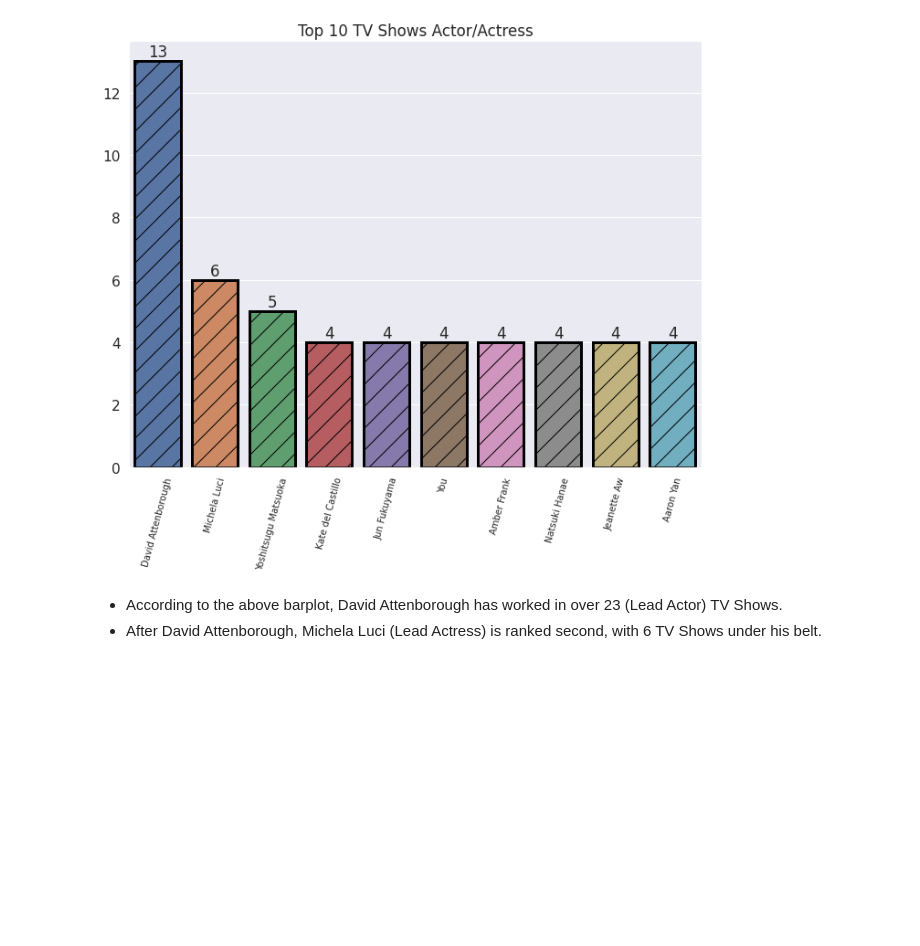
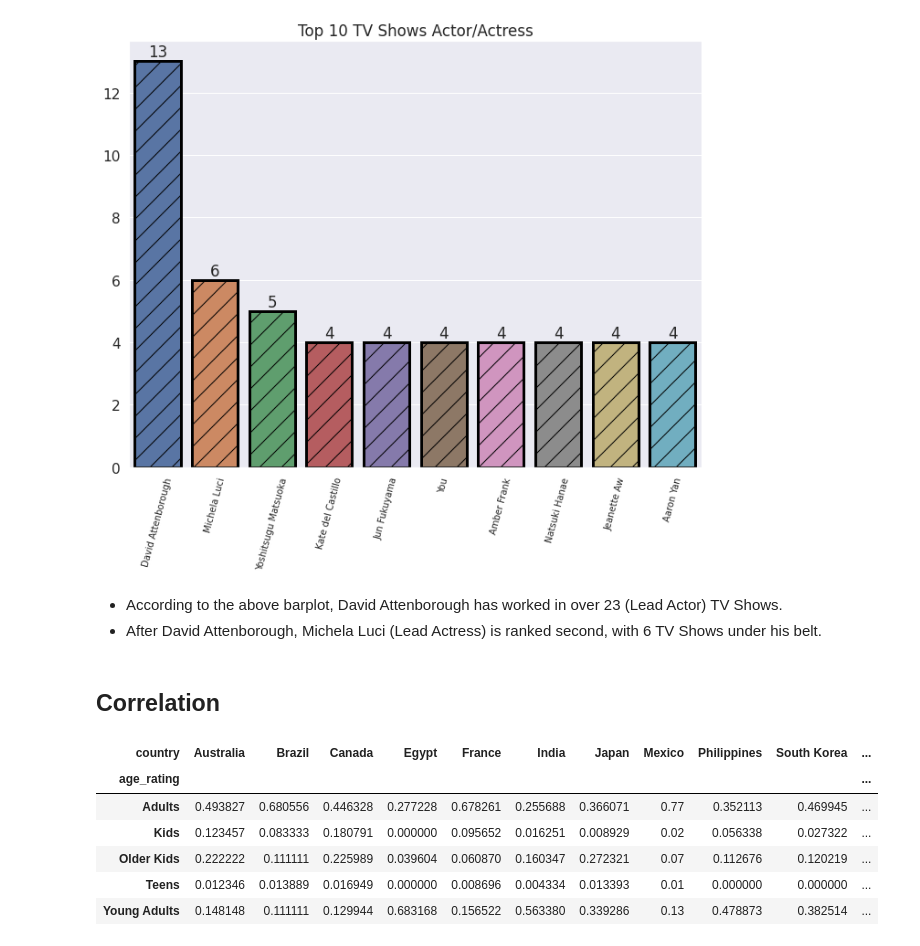
Before and after one commit to Animesh227/Netflix-Movies-and-TV-Shows-Clustering, a Jupyter notebook: NETFLIX_MOVIES_AND_TV_SHOWS_CLUSTERING_Animesh_Chakraborty.ipynb, the cells around one changed output. Cells and saved outputs as stored; diff of their text form; code cells hidden in the pictures; blank space fills up the shorter version.

```diff
--- a/NETFLIX_MOVIES_AND_TV_SHOWS_CLUSTERING_Animesh_Chakraborty.ipynb
+++ b/NETFLIX_MOVIES_AND_TV_SHOWS_CLUSTERING_Animesh_Chakraborty.ipynb
@@ -512,3 +512,23 @@ for p in ax.patches:
 # %% [markdown]
 *   According to the above barplot, David Attenborough has worked in over 23 (Lead Actor) TV Shows.
 *   After David Attenborough, Michela Luci (Lead Actress) is ranked second, with 6 TV Shows under his belt.
+# %% [markdown]
+## Correlation
+# %%
+# Preparing data for heatmap
+dataset['count'] = 1
+data = dataset.groupby('country')[['country','count']].sum().sort_values(by='count',ascending=False).reset_index()[:15]
+data = data['country']
+
+
+df_heatmap = dataset.loc[dataset['country'].isin(data)]
+df_heatmap = pd.crosstab(df_heatmap['country'],df_heatmap['age_rating'],normalize = "index").T
+df_heatmap
+# %% [output]
+| country | Australia | Brazil | Canada | Egypt | France | India | Japan | Mexico | Philippines | South Korea | ... |
+| age_rating |  |  |  |  |  |  |  |  |  |  | ... |
+| Adults | 0.493827 | 0.680556 | 0.446328 | 0.277228 | 0.678261 | 0.255688 | 0.366071 | 0.77 | 0.352113 | 0.469945 | ... |
+| Kids | 0.123457 | 0.083333 | 0.180791 | 0.000000 | 0.095652 | 0.016251 | 0.008929 | 0.02 | 0.056338 | 0.027322 | ... |
+| Older Kids | 0.222222 | 0.111111 | 0.225989 | 0.039604 | 0.060870 | 0.160347 | 0.272321 | 0.07 | 0.112676 | 0.120219 | ... |
+| Teens | 0.012346 | 0.013889 | 0.016949 | 0.000000 | 0.008696 | 0.004334 | 0.013393 | 0.01 | 0.000000 | 0.000000 | ... |
+| Young Adults | 0.148148 | 0.111111 | 0.129944 | 0.683168 | 0.156522 | 0.563380 | 0.339286 | 0.13 | 0.478873 | 0.382514 | ... |
```
Also changed, not shown: parts of 2 cells of this notebook.
